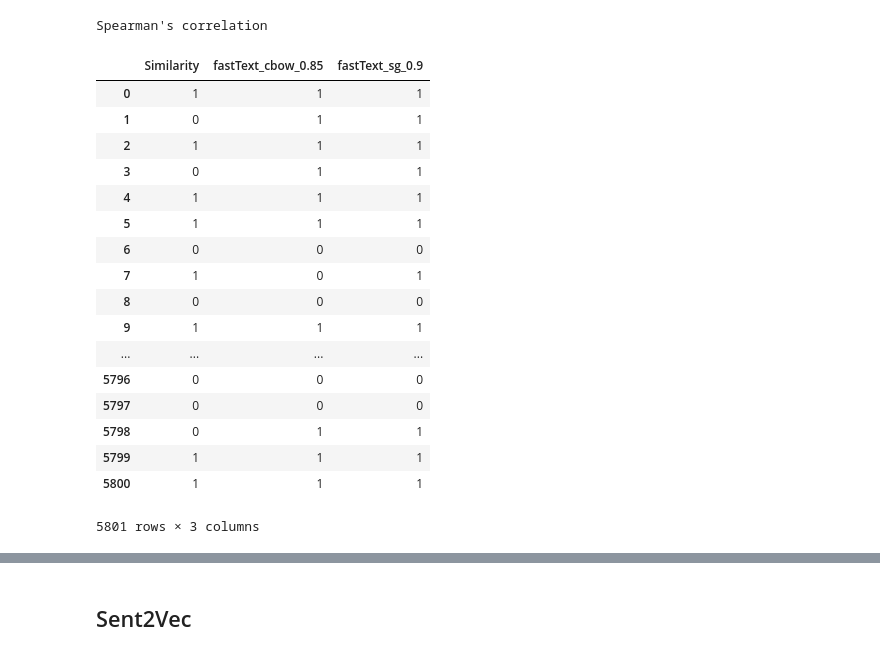
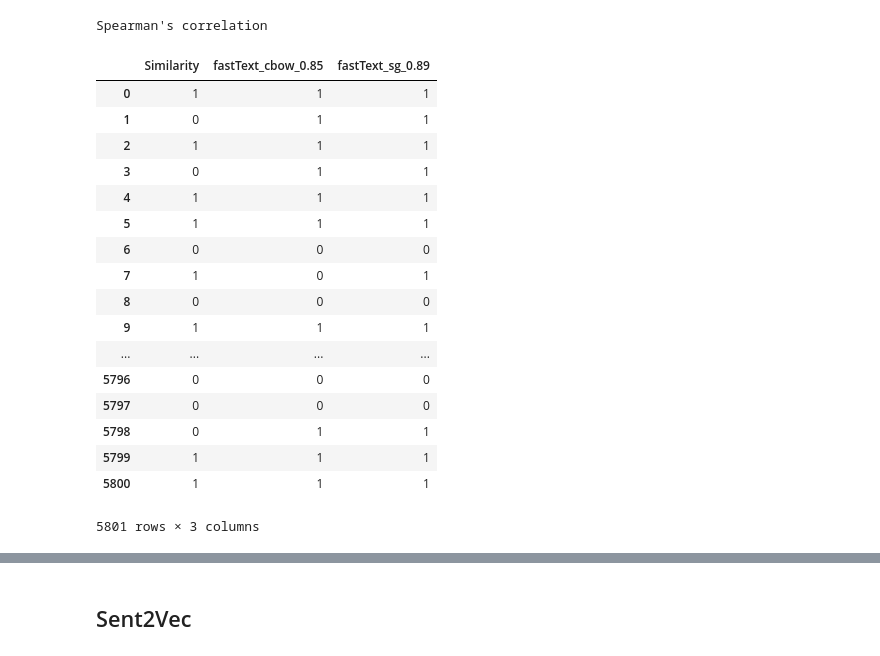
Before and after one commit to mar00nie/NLP-Text-Similarity, a Jupyter notebook: Text_Analysis.ipynb, the cells around one changed output, grey strips where cells are left out. Drawn from its saved outputs; the diff is of its cells as text; code cells hidden in the pictures.

```diff
--- a/Text_Analysis.ipynb
+++ b/Text_Analysis.ipynb
@@ -1375,12 +1384,12 @@ Spearman's correlation
 # Convert scores to binary
 
 msr_ftcbow_binscores = convert_scores_to_binary(msr_ftcbow_scores, 0.85)
-msr_ftsg_binscores = convert_scores_to_binary(msr_ftsg_scores, 0.9)
+msr_ftsg_binscores = convert_scores_to_binary(msr_ftsg_scores, 0.89)
 # %%
-df_msr_ft = pd.DataFrame({'Similarity': msr_scores, 'fastText_cbow_0.85': msr_ftcbow_binscores, 'fastText_sg_0.9': msr_ftsg_binscores})
+df_msr_ft = pd.DataFrame({'Similarity': msr_scores, 'fastText_cbow_0.85': msr_ftcbow_binscores, 'fastText_sg_0.89': msr_ftsg_binscores})
 df_msr_ft
 # %% [output]
-|  | Similarity | fastText_cbow_0.85 | fastText_sg_0.9 |
+|  | Similarity | fastText_cbow_0.85 | fastText_sg_0.89 |
 | 0 | 1 | 1 | 1 |
 | 1 | 0 | 1 | 1 |
 | 2 | 1 | 1 | 1 |
```
Also changed, not shown: parts of 28 cells of this notebook.
